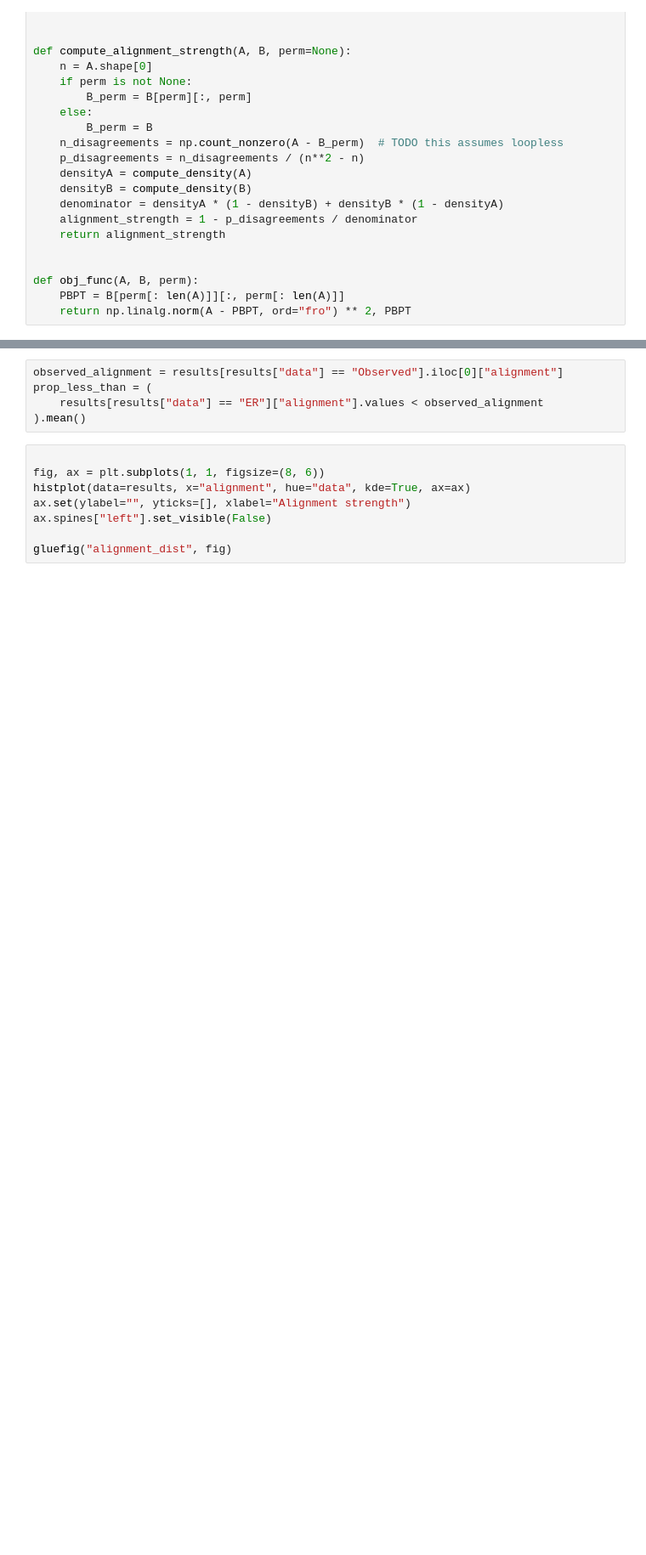
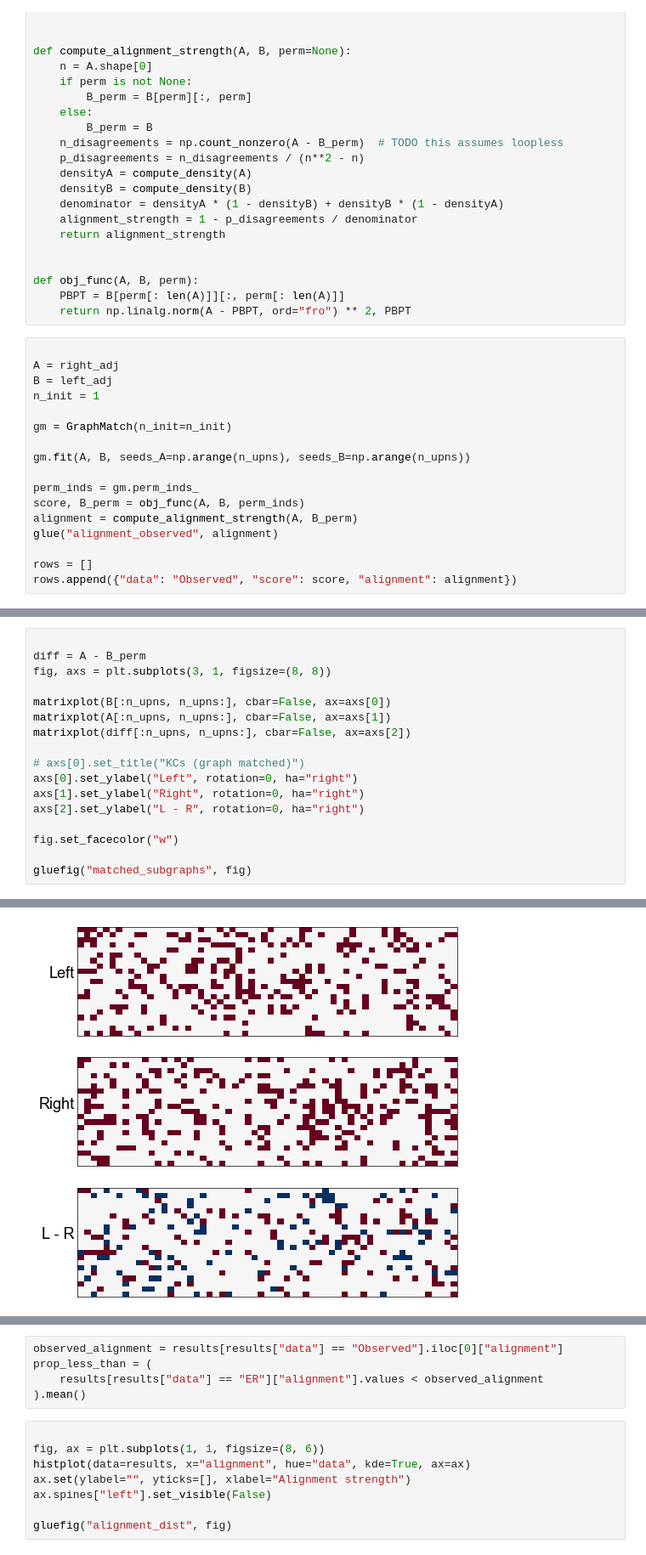
Before and after one commit to neurodata/matching, a Jupyter notebook: docs/kc_stereotypy.ipynb, the cells around one changed output, grey strips where cells are left out. Shown: that part at 85% size. Cells and saved outputs as stored; diff of their text form; blank space fills up the shorter version.

```diff
--- a/docs/kc_stereotypy.ipynb
+++ b/docs/kc_stereotypy.ipynb
@@ -196,3 +187,20 @@ def compute_alignment_strength(A, B, perm=None):
 def obj_func(A, B, perm):
     PBPT = B[perm[: len(A)]][:, perm[: len(A)]]
     return np.linalg.norm(A - PBPT, ord="fro") ** 2, PBPT
+# %%
+
+A = right_adj
+B = left_adj
+n_init = 1
+
+gm = GraphMatch(n_init=n_init)
+
+gm.fit(A, B, seeds_A=np.arange(n_upns), seeds_B=np.arange(n_upns))
+
+perm_inds = gm.perm_inds_
+score, B_perm = obj_func(A, B, perm_inds)
+alignment = compute_alignment_strength(A, B_perm)
+glue("alignment_observed", alignment)
+
+rows = []
+rows.append({"data": "Observed", "score": score, "alignment": alignment})
@@ -198,0 +213,18 @@ def obj_func(A, B, perm):
+# %%
+
+diff = A - B_perm
+fig, axs = plt.subplots(3, 1, figsize=(8, 8))
+
+matrixplot(B[:n_upns, n_upns:], cbar=False, ax=axs[0])
+matrixplot(A[:n_upns, n_upns:], cbar=False, ax=axs[1])
+matrixplot(diff[:n_upns, n_upns:], cbar=False, ax=axs[2])
+
+# axs[0].set_title("KCs (graph matched)")
+axs[0].set_ylabel("Left", rotation=0, ha="right")
+axs[1].set_ylabel("Right", rotation=0, ha="right")
+axs[2].set_ylabel("L - R", rotation=0, ha="right")
+
+fig.set_facecolor("w")
+
+gluefig("matched_subgraphs", fig)
+# %% [output]
@@ -198,0 +232 @@ def obj_func(A, B, perm):
+[figure, added]
```
Also changed, not shown: parts of 19 cells of this notebook, 3 other files.
